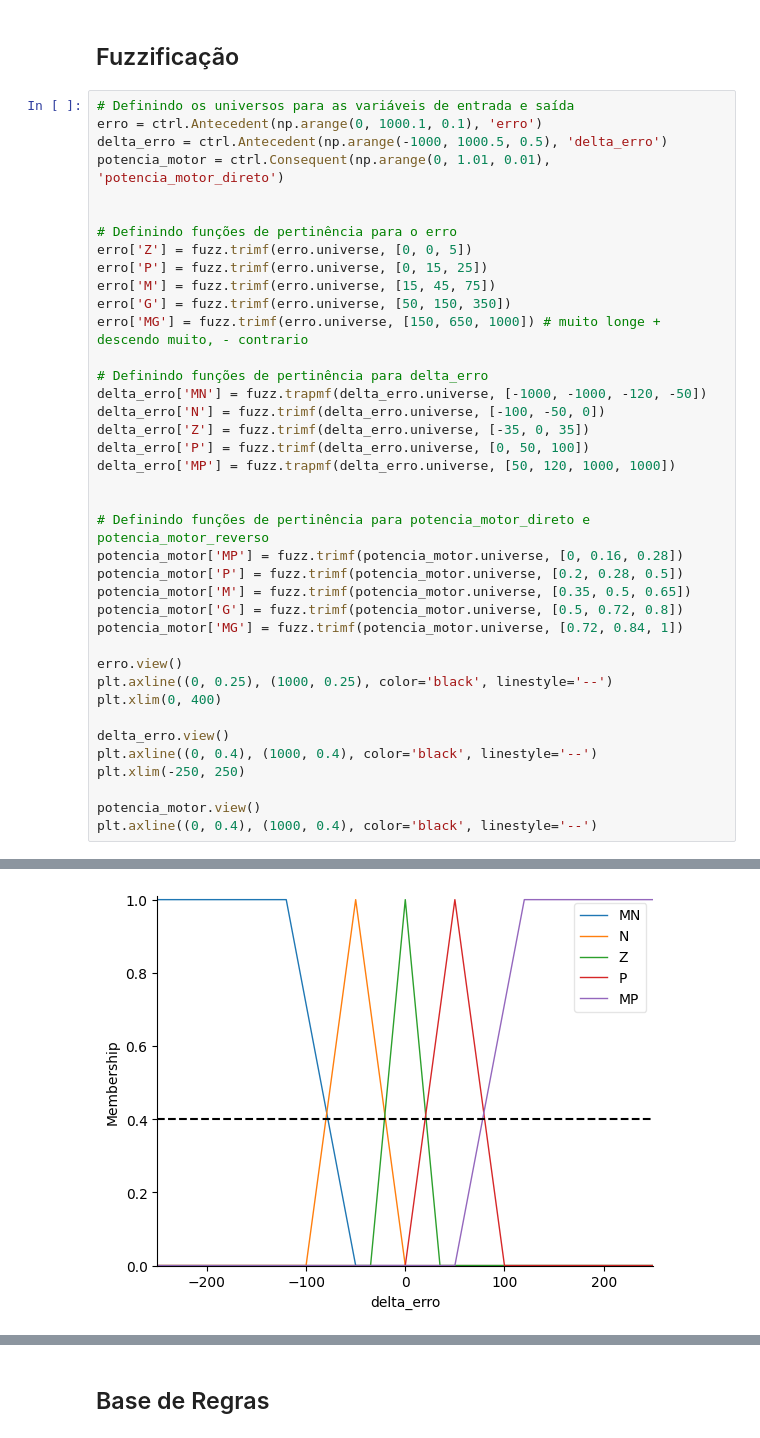
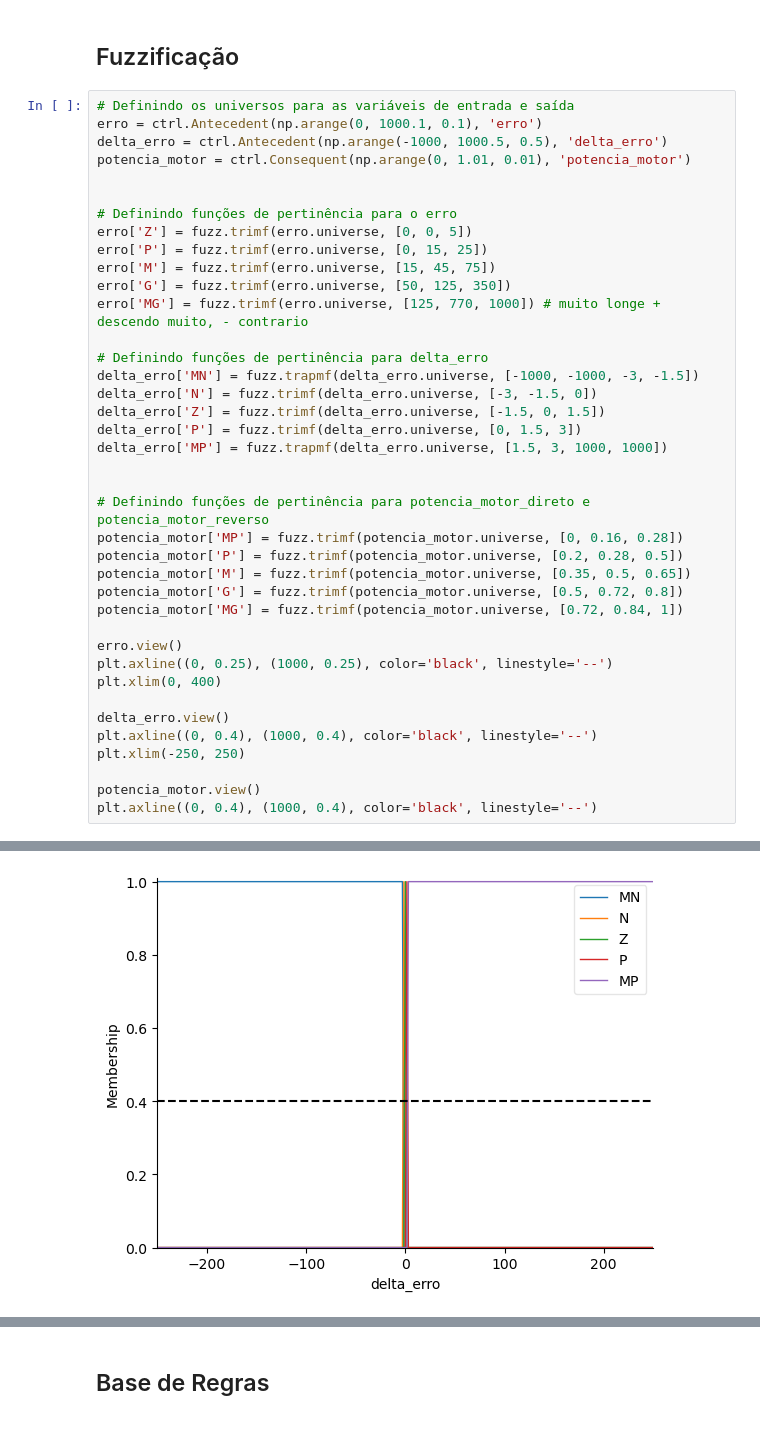
Before and after one commit to bsmvictor/C213-ControleFuzzyPD, a Jupyter notebook: FuzzyPD.ipynb, the cells around one changed output, grey strips where cells are left out. Saved outputs shown, nothing was run; the diff lists cells and outputs as text.

```diff
--- a/FuzzyPD.ipynb
+++ b/FuzzyPD.ipynb
@@ -13,22 +13,22 @@ from tabulate import tabulate
 # Definindo os universos para as variáveis de entrada e saída
 erro = ctrl.Antecedent(np.arange(0, 1000.1, 0.1), 'erro')
 delta_erro = ctrl.Antecedent(np.arange(-1000, 1000.5, 0.5), 'delta_erro')
-potencia_motor = ctrl.Consequent(np.arange(0, 1.01, 0.01), 'potencia_motor_direto')
+potencia_motor = ctrl.Consequent(np.arange(0, 1.01, 0.01), 'potencia_motor')
 
 
 # Definindo funções de pertinência para o erro
 erro['Z'] = fuzz.trimf(erro.universe, [0, 0, 5])
 erro['P'] = fuzz.trimf(erro.universe, [0, 15, 25])
 erro['M'] = fuzz.trimf(erro.universe, [15, 45, 75])
-erro['G'] = fuzz.trimf(erro.universe, [50, 150, 350])
-erro['MG'] = fuzz.trimf(erro.universe, [150, 650, 1000]) # muito longe + descendo muito, - contrario
+erro['G'] = fuzz.trimf(erro.universe, [50, 125, 350])
+erro['MG'] = fuzz.trimf(erro.universe, [125, 770, 1000]) # muito longe + descendo muito, - contrario
 
 # Definindo funções de pertinência para delta_erro
-delta_erro['MN'] = fuzz.trapmf(delta_erro.universe, [-1000, -1000, -120, -50])
-delta_erro['N'] = fuzz.trimf(delta_erro.universe, [-100, -50, 0])
-delta_erro['Z'] = fuzz.trimf(delta_erro.universe, [-35, 0, 35])
-delta_erro['P'] = fuzz.trimf(delta_erro.universe, [0, 50, 100])
-delta_erro['MP'] = fuzz.trapmf(delta_erro.universe, [50, 120, 1000, 1000])
+delta_erro['MN'] = fuzz.trapmf(delta_erro.universe, [-1000, -1000, -3, -1.5])
+delta_erro['N'] = fuzz.trimf(delta_erro.universe, [-3, -1.5, 0])
+delta_erro['Z'] = fuzz.trimf(delta_erro.universe, [-1.5, 0, 1.5])
+delta_erro['P'] = fuzz.trimf(delta_erro.universe, [0, 1.5, 3])
+delta_erro['MP'] = fuzz.trapmf(delta_erro.universe, [1.5, 3, 1000, 1000])
 
 
 # Definindo funções de pertinência para potencia_motor_direto e potencia_motor_reverso
@@ -54 +54 @@ plt.axline((0, 0.4), (1000, 0.4), color='black', linestyle='--')
-[figure, old version]
+[figure, new version]
```
Also changed, not shown: parts of 5 cells of this notebook.
